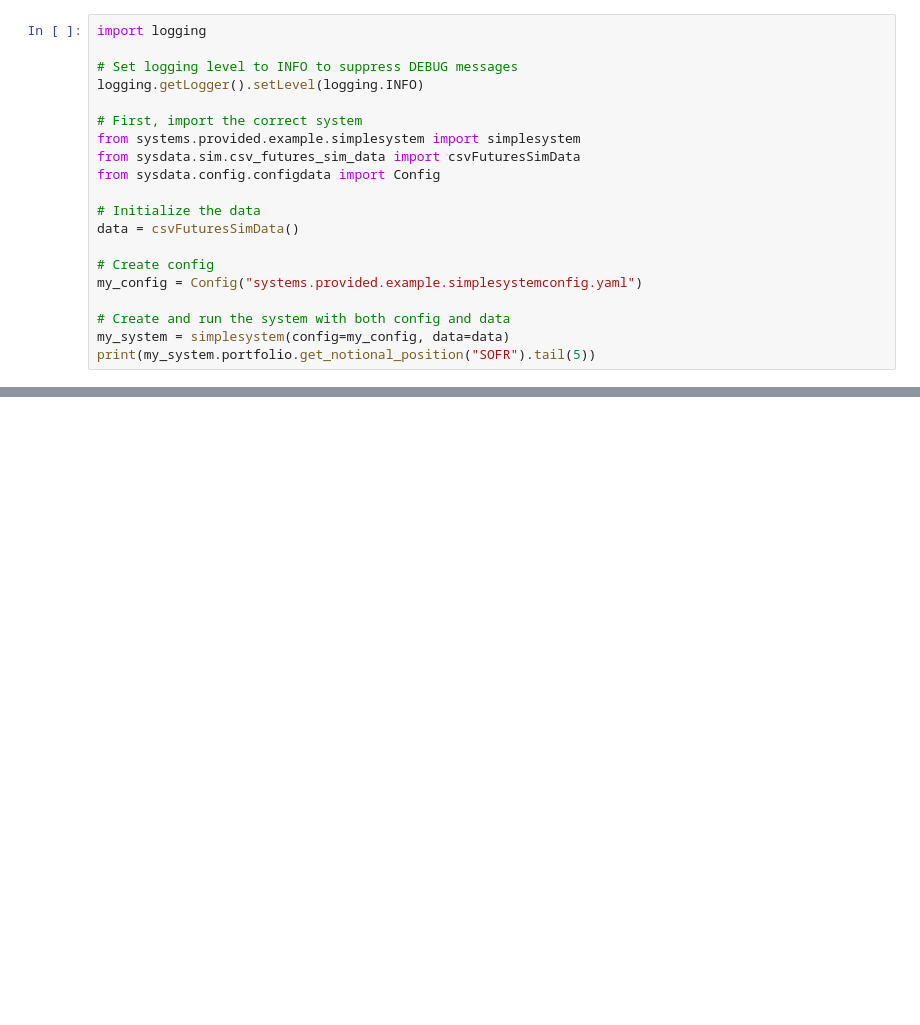
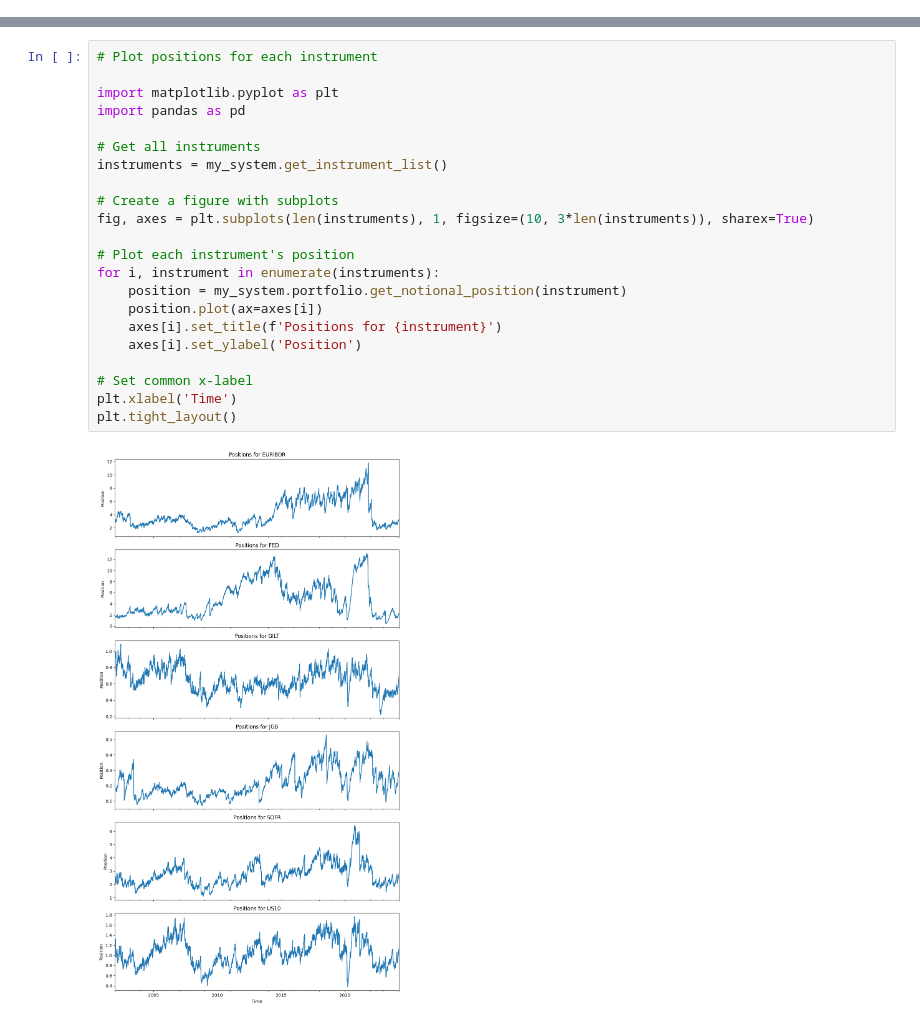
Before and after one commit to dtenreiro/pysystemtrade, a Jupyter notebook: examples/introduction/systemtest.ipynb, the cells around one changed output, grey strips where cells are left out. Cells and saved outputs as stored; diff of their text form; blank space fills up the shorter version.

Commit message:
systemtest

```diff
--- a/examples/introduction/systemtest.ipynb
+++ b/examples/introduction/systemtest.ipynb
@@ -105,20 +126,0 @@ print(my_system.portfolio.get_notional_position("JPY").tail(5))
-# %%
-import logging
-
-# Set logging level to INFO to suppress DEBUG messages
-logging.getLogger().setLevel(logging.INFO)
-
-# First, import the correct system
-from systems.provided.example.simplesystem import simplesystem
-from sysdata.sim.csv_futures_sim_data import csvFuturesSimData
-from sysdata.config.configdata import Config
-
-# Initialize the data
-data = csvFuturesSimData()
-
-# Create config
-my_config = Config("systems.provided.example.simplesystemconfig.yaml")
-
-# Create and run the system with both config and data
-my_system = simplesystem(config=my_config, data=data)
-print(my_system.portfolio.get_notional_position("SOFR").tail(5))
@@ -156,0 +127,24 @@ my_system.accounts.portfolio().percent.stats()
+# %%
+# Plot positions for each instrument
+
+import matplotlib.pyplot as plt
+import pandas as pd
+
+# Get all instruments
+instruments = my_system.get_instrument_list()
+
+# Create a figure with subplots
+fig, axes = plt.subplots(len(instruments), 1, figsize=(10, 3*len(instruments)), sharex=True)
+
+# Plot each instrument's position
+for i, instrument in enumerate(instruments):
+    position = my_system.portfolio.get_notional_position(instrument)
+    position.plot(ax=axes[i])
+    axes[i].set_title(f'Positions for {instrument}')
+    axes[i].set_ylabel('Position')
+
+# Set common x-label
+plt.xlabel('Time')
+plt.tight_layout()
+# %% [output]
+[figure, added]
```
Also changed, not shown: parts of 14 cells of this notebook, 2 other files.
